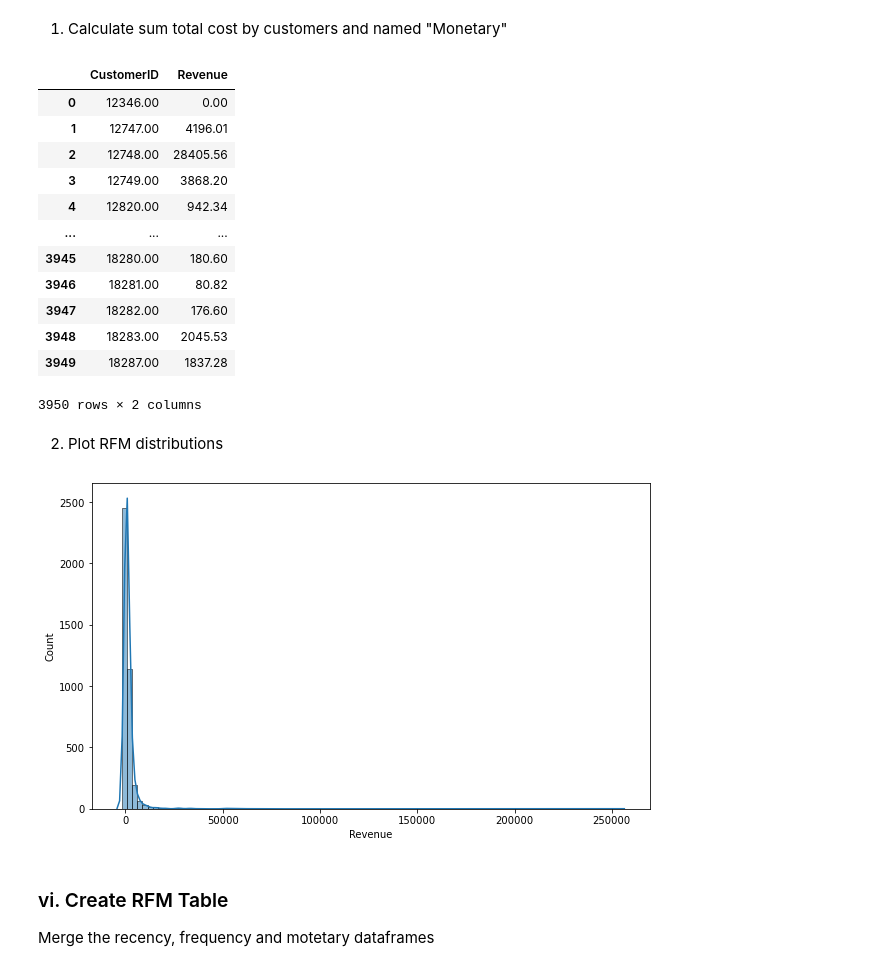
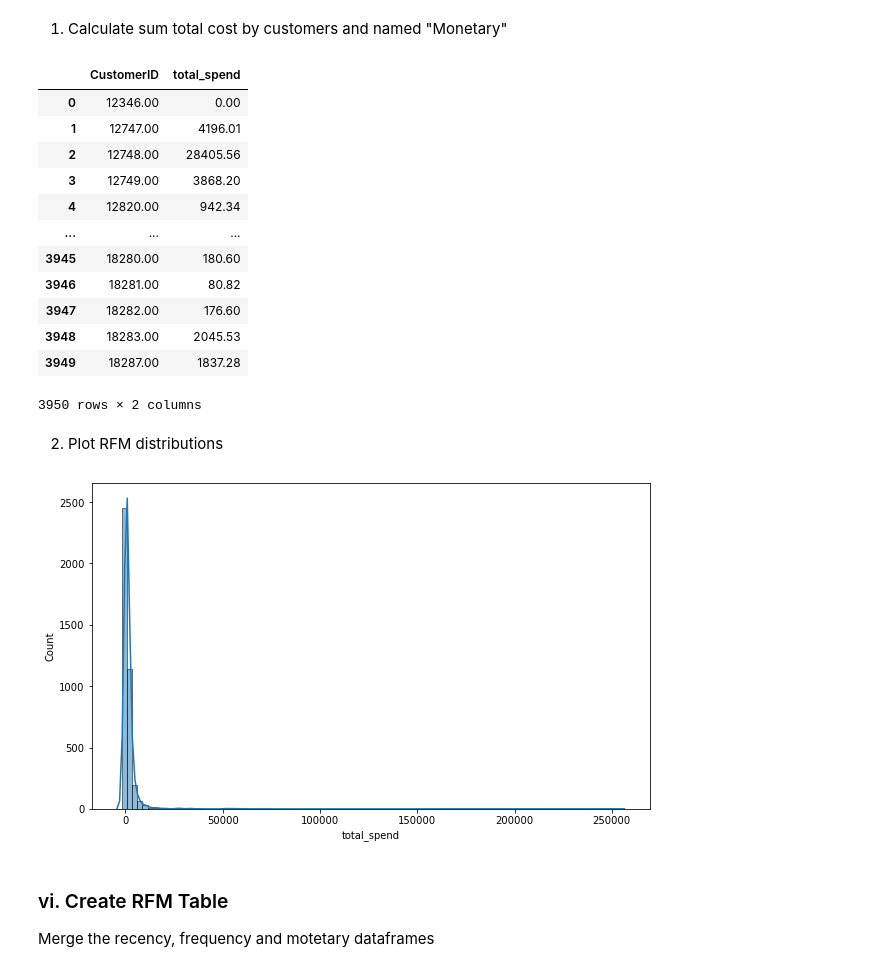
Before and after one commit to habip-bingol/Projects, a Jupyter notebook: ML_Projects/Capstone Projects/Customer_Segmentation/Customer_Segmentation_Student_Notebook_Capstone_1_V2.ipynb, the cells around one changed output. Drawn from its saved outputs; the diff is of its cells as text; code cells hidden in the pictures.

```diff
--- a/ML_Projects/Capstone Projects/Customer_Segmentation/Customer_Segmentation_Student_Notebook_Capstone_1_V2.ipynb
+++ b/ML_Projects/Capstone Projects/Customer_Segmentation/Customer_Segmentation_Student_Notebook_Capstone_1_V2.ipynb
@@ -1092,10 +1076,10 @@ The monetary value is calculated by adding together the cost of the customers' p
 # %%
 Monetary = pd.DataFrame(df_uk.groupby("CustomerID")["Revenue"].sum())
 Monetary = Monetary.reset_index()
-Monetary.rename(columns={"Revenue":"total_spend"})
+Monetary.rename(columns={"Revenue":"total_spend"}, inplace=True)
 Monetary
 # %% [output]
-|  | CustomerID | Revenue |
+|  | CustomerID | total_spend |
 | 0 | 12346.00 | 0.00 |
 | 1 | 12747.00 | 4196.01 |
 | 2 | 12748.00 | 28405.56 |
@@ -1111,9 +1095,9 @@ Monetary
 # %% [markdown]
 2. Plot RFM distributions
 # %%
-sns.histplot(x=Monetary.Revenue, kde=True, bins=100);
+sns.histplot(x=Monetary.total_spend, kde=True, bins=100);
 # %% [output]
-[figure, old version]
+[figure, new version]
 # %% [markdown]
 ### vi. Create RFM Table
 Merge the recency, frequency and motetary dataframes
```
Also changed, not shown: parts of 15 cells of this notebook.
